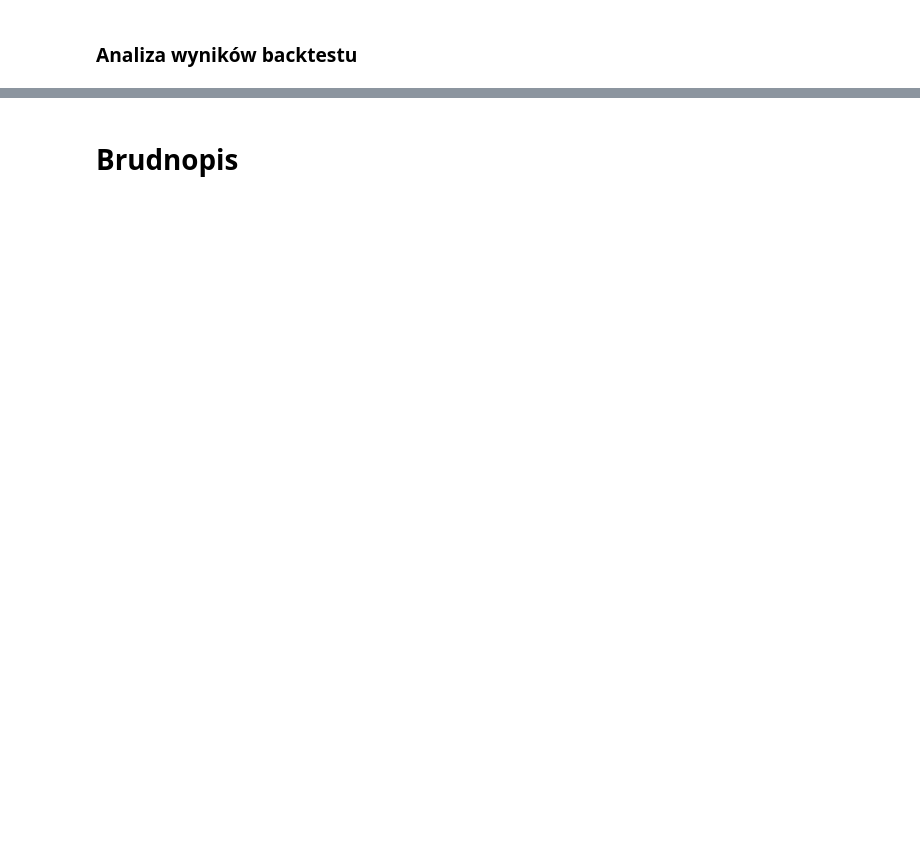
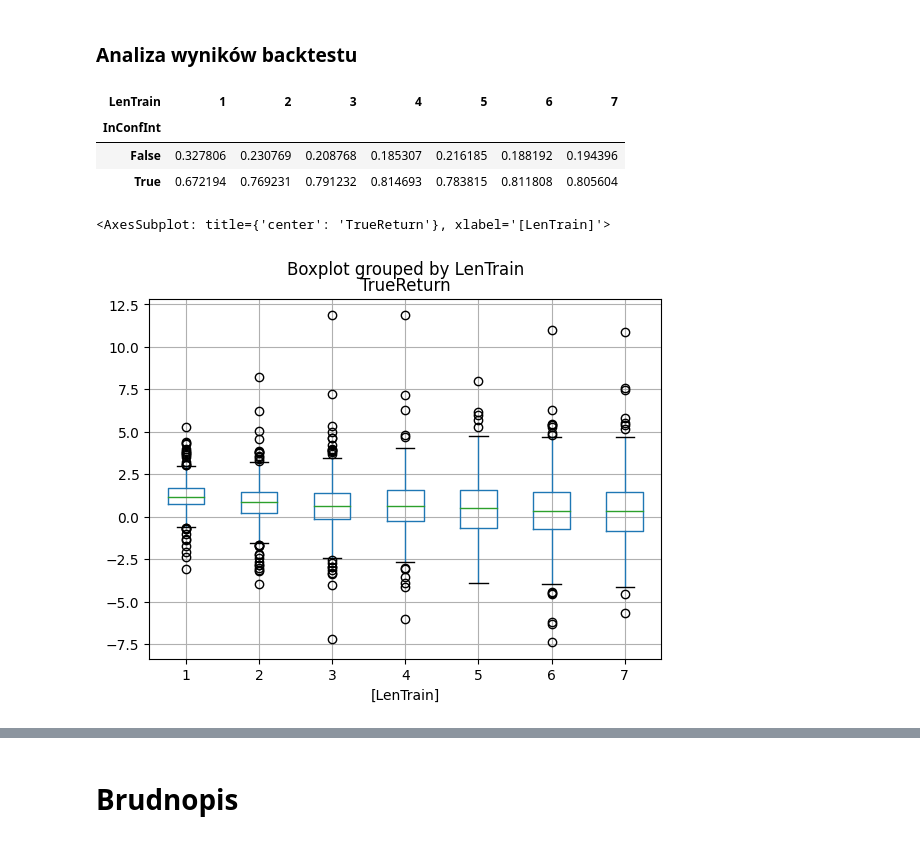
Before and after one commit to jakubweglowski/ETF-Trading, a Jupyter notebook: run.ipynb, the cells around one changed output, grey strips where cells are left out. Drawn from its saved outputs; the diff is of its cells as text; code cells hidden in the pictures; blank space fills up the shorter version.

Commit message:
Changes in backtest analysis + minor changes

```diff
--- a/run.ipynb
+++ b/run.ipynb
@@ -469,5 +486,5 @@ SaveData(full_data, 'Full backtest', 'Backtest')
 # %% [markdown]
 ### Ładowanie pliku z zapisem backtestu
 # %%
-data = pd.read_csv('Backtest/Full backtest.csv', index_col='Unnamed: 0')
-data
+data = pd.read_csv('Backtest/Full backtest.csv', index_col='Unnamed: 0').drop(index=[586]).dropna()
+data.head()
@@ -473,0 +498,2 @@ data
+# %%
+data['SharpeClass'] = data['SharpeRatio'].apply(lambda x: int(x))
@@ -474,2 +516,14 @@ data
 # %% [markdown]
 ### Analiza wyników backtestu
+# %%
+pd.crosstab(data['InConfInt'], data['LenTrain'], normalize='columns')
+# %% [output]
+| LenTrain | 1 | 2 | 3 | 4 | 5 | 6 | 7 |
+| InConfInt |  |  |  |  |  |  |  |
+| False | 0.327806 | 0.230769 | 0.208768 | 0.185307 | 0.216185 | 0.188192 | 0.194396 |
+| True | 0.672194 | 0.769231 | 0.791232 | 0.814693 | 0.783815 | 0.811808 | 0.805604 |
+# %%
+data.loc[data['Freq'] == '1w', ['TrueReturn', 'LenTrain']].boxplot(by='LenTrain', grid=True)
+# %% [output]
+<AxesSubplot: title={'center': 'TrueReturn'}, xlabel='[LenTrain]'>
+[figure, added]
```
Also changed, not shown: parts of 6 cells of this notebook, 6 other files.
